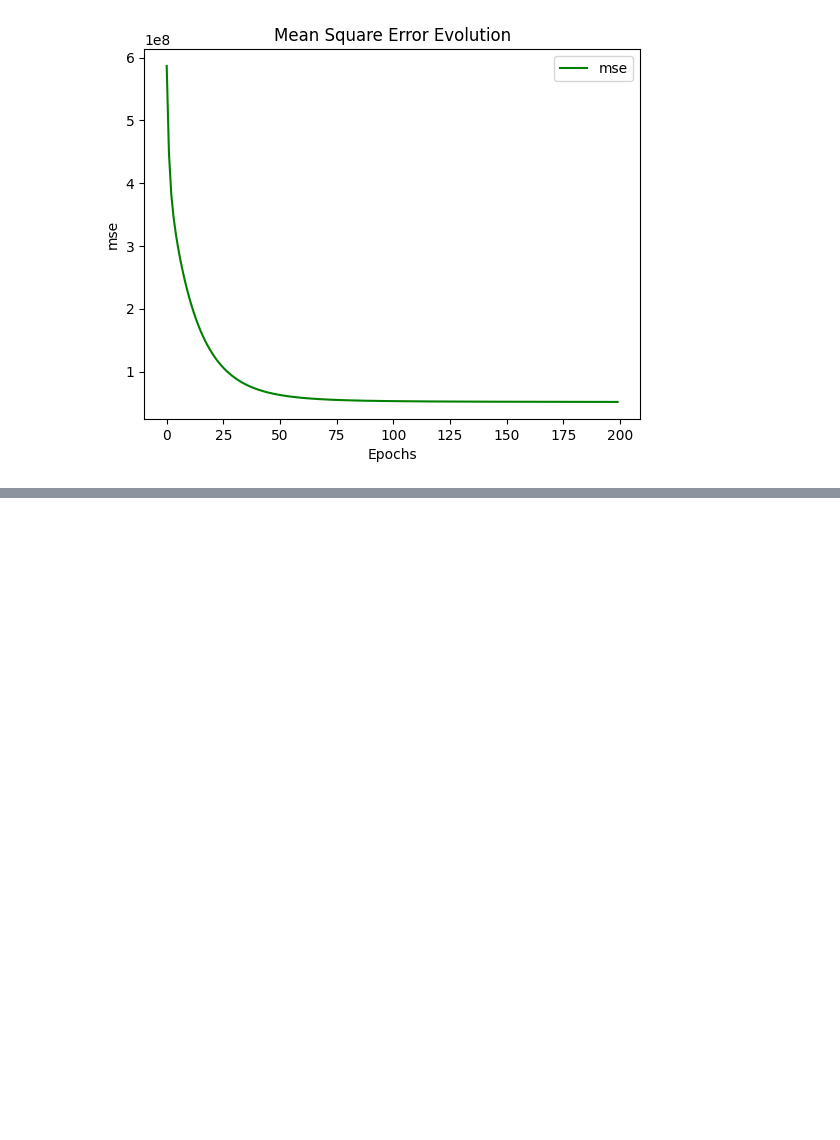
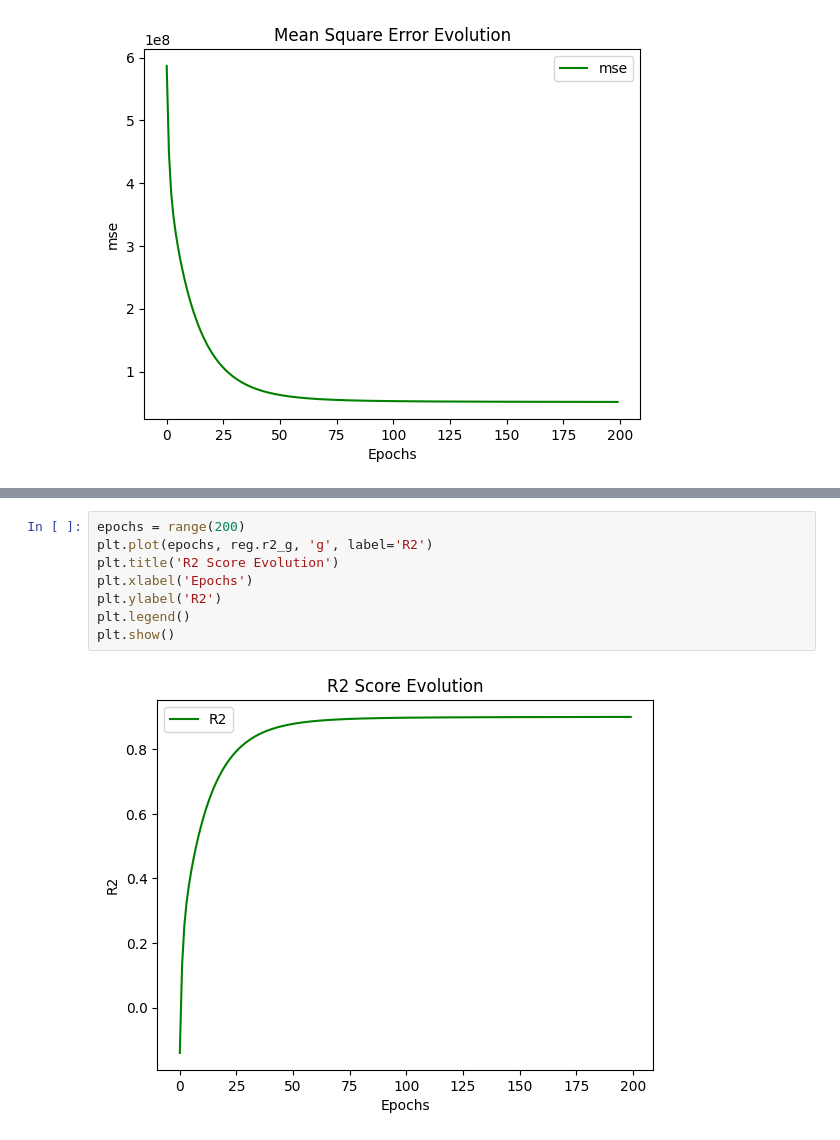
Before and after one commit to pouriaSameti/Fundamental-AI, a Jupyter notebook: Linear Regression/Linear_Regression.ipynb, the cells around one changed output, grey strips where cells are left out. Drawn from its saved outputs; the diff is of its cells as text; blank space fills up the shorter version.

Commit message:
R2 calculation and diagram

```diff
--- a/Linear Regression/Linear_Regression.ipynb
+++ b/Linear Regression/Linear_Regression.ipynb
@@ -113,0 +122,10 @@ plt.show()
+# %%
+epochs = range(200)
+plt.plot(epochs, reg.r2_g, 'g', label='R2')
+plt.title('R2 Score Evolution')
+plt.xlabel('Epochs')
+plt.ylabel('R2')
+plt.legend()
+plt.show()
+# %% [output]
+[figure, added]
```
Also changed, not shown: parts of 1 cell of this notebook.
